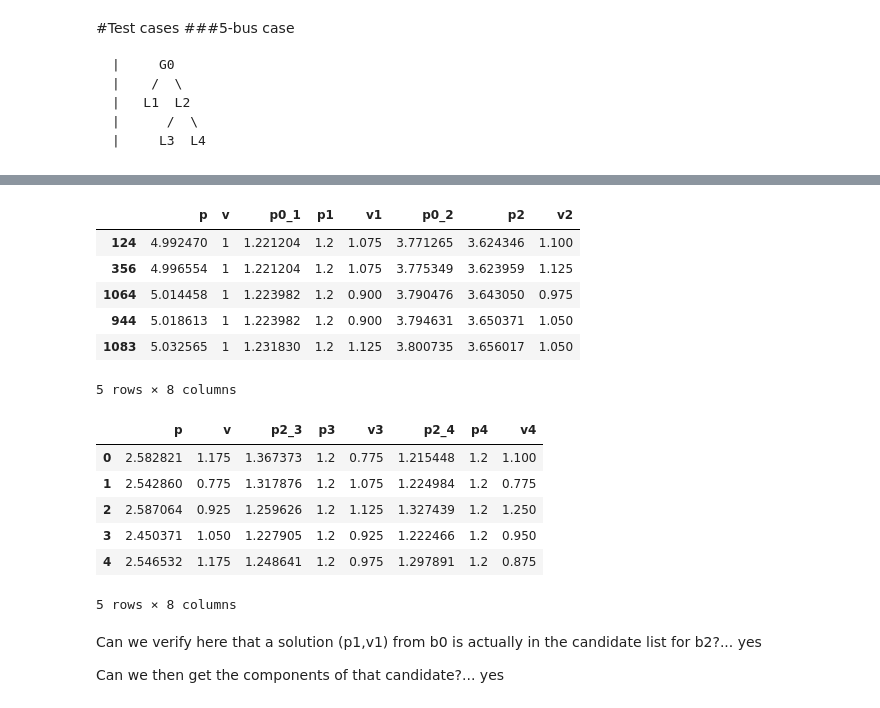
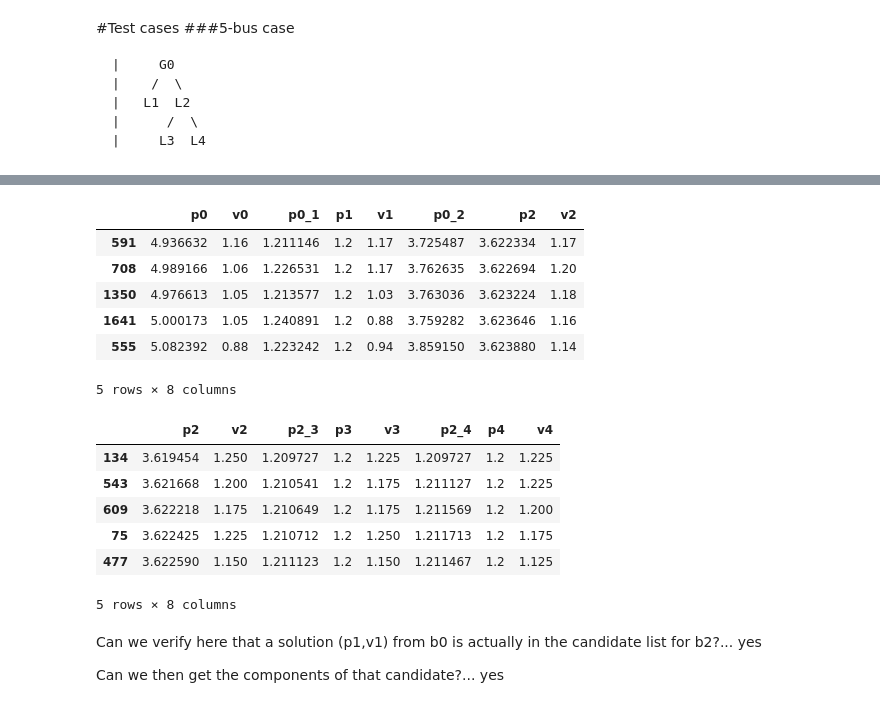
Before and after one commit to Kang-S/tree-power-flow, a Jupyter notebook: actually works.ipynb, the cells around one changed output, grey strips where cells are left out. Drawn from its saved outputs; the diff is of its cells as text; code cells hidden in the pictures.

```diff
--- a/actually works.ipynb
+++ b/actually works.ipynb
@@ -28,0 +41,4 @@ def _round(x, p):
+# %%
+pk, t = pk_t(g=1,b=-10,vk=1,vm=1,pm=-1)
+print(pk)
+check(b=-10,g=1,pk=pk,pm=-1,vk=1,vm=1,t=t)
@@ -29,14 +76,14 @@ def _round(x, p):
 # %%
 class CumProd(object):
     def __init__(self, v, predecessors):
+        self.v = v
         self.predecessors = predecessors
         self.p = sum(x[0] for x in predecessors)
-        self.v = v
     def __hash__(self):
         ''' this is a bottleneck, worth optimizing when it comes to that '''
-        return hash((round(self.p*R2), self.v))
+        return _hash(self.p, R2, self.v)
     def __eq__(self, other):
-        return hash(self) == hash(other)
+        return _eq(self.p, self.v, other.p, other.v, R2)
     def __lt__(self, other):
         return self.v < other.v if self.v != other.v else self.p < other.p
     def __str__(self):
@@ -63,6 +122,7 @@ class Bus(object):
         self.child_names = [c.name for c in self.children]
         self.pranges = [{} for child in self.children]
         self.candidates = set()
+        #self.candidates = {}
         self.n = 0
         if name is not None:
             self.name = name
@@ -74,11 +134,13 @@ class Bus(object):
         ''' compute candidate flows to each child '''
         if len(self.children) == 0:
             self.candidates = {CumProd(vm, []) for vm in VRANGE}
+            #self.candidates = {Key(0,vm): CumProd(vm, []) for vm in VRANGE}
         for vk in VRANGE:
             for i, child in enumerate(self.children):
                 d = child.d
                 g, b = child.g, child.b
                 prange = _shuffle([(pk_t(g,b,vk,c.v,-(c.p+d))[0],c.v,c.p+d) for c in child.candidates])
+                #prange = _shuffle([(pk_t(g,b,vk,c.v,-(c.p+d))[0],c.v,c.p+d) for c in child.candidates.values()])
                 self.pranges[i][vk] = ({_round(pkm, R1): (pkm,vm,pm) for pkm,vm,pm in prange}).values()
     def f2(self):
         ''' filters down candidate flows to one per bucket '''
@@ -96,7 +158,7 @@ class Bus(object):
                 pairs = _shuffle(list(product(cumprods, prange)))
                 cumprods = set()
                 for cumprod, next_bus in pairs:
-                    self.n +=1
+                    self.n += 1
                     new = cumprod.copy()
                     new.p += next_bus[0]
                     new.predecessors.append(next_bus)
@@ -105,8 +167,8 @@ class Bus(object):
     def pretty(self):
         data = [None]*len(self.candidates)
         for i, x in enumerate(self.candidates):
-            data[i] = dict(bucket=_round(x.p, R2), p=x.p, v=x.v)
-            columns = ['p','v']
+            data[i] = {'p%d'%self.name: x.p+self.d, 'v%d'%self.name: x.v}
+            columns = ['p%d'%self.name,'v%d'%self.name]
             for j, child in enumerate(x.predecessors):
                 cname = self.child_names[j]
                 data[i]['p%d_%d'%(self.name,cname)] = child[0]
@@ -114,3 +176,22 @@ class Bus(object):
                 data[i]['p%d'%cname] = child[2]
                 columns += ['p%d_%d'%(self.name,cname), 'p%d'%cname, 'v%d'%cname]
         return DataFrame(data, columns=columns)
+    def get_full_sol(self, sol):
+        ''' sol is one of self.candidates '''
+        #data = {'p%d'%self.name: sol.p+self.d, 'v%d'%self.name: sol.v}
+        q = Queue()
+        q_put, q_get = q.appendleft, q.pop
+        q_put((self,sol))
+        while len(q) > 0:
+            bus, cumprod = q.pop()
+            for j, child in enumerate(cumprod.predecessors):
+                cname = bus.child_names[j]
+                data['p%d_%d'%(bus.name,cname)] = child[0]
+                data['v%d'%cname] = child[1]
+                data['p%d'%cname] = child[2]
+                # need to find the 'child' predecessor among the candidates of the actual child bus
+                # shit
+                # maybe it makes more sense to have CumProd be a dictionary with the rounded bucket things
+                # as keys, and everything else as values
+        #        q_put((bus.children[j],
+        #return Series(data)
@@ -149,0 +269,2 @@ for bb in [b4,b3,b2,b1,b0]:
+# %%
+Series(b0.get_full_sol(b0.candidates.pop()))
@@ -150,24 +295,25 @@ for bb in [b4,b3,b2,b1,b0]:
 # %%
 df = b0.pretty()
 df.to_csv('20140119_new.csv')
-df[df.v==1].sort(columns=['p']).head()#[['p','v','p00','v0','p01','v1']]
+#df[df.v0==1].sort(columns=['p0']).head()#[['p','v','p00','v0','p01','v1']]
+df.sort(columns=['p2']).drop_duplicates(cols='p2').head()
 # %% [output]
-|  | p | v | p0_1 | p1 | v1 | p0_2 | p2 | v2 |
-| 124 | 4.992470 | 1 | 1.221204 | 1.2 | 1.075 | 3.771265 | 3.624346 | 1.100 |
-| 356 | 4.996554 | 1 | 1.221204 | 1.2 | 1.075 | 3.775349 | 3.623959 | 1.125 |
-| 1064 | 5.014458 | 1 | 1.223982 | 1.2 | 0.900 | 3.790476 | 3.643050 | 0.975 |
-| 944 | 5.018613 | 1 | 1.223982 | 1.2 | 0.900 | 3.794631 | 3.650371 | 1.050 |
-| 1083 | 5.032565 | 1 | 1.231830 | 1.2 | 1.125 | 3.800735 | 3.656017 | 1.050 |
+|  | p0 | v0 | p0_1 | p1 | v1 | p0_2 | p2 | v2 |
+| 591 | 4.936632 | 1.16 | 1.211146 | 1.2 | 1.17 | 3.725487 | 3.622334 | 1.17 |
+| 708 | 4.989166 | 1.06 | 1.226531 | 1.2 | 1.17 | 3.762635 | 3.622694 | 1.20 |
+| 1350 | 4.976613 | 1.05 | 1.213577 | 1.2 | 1.03 | 3.763036 | 3.623224 | 1.18 |
+| 1641 | 5.000173 | 1.05 | 1.240891 | 1.2 | 0.88 | 3.759282 | 3.623646 | 1.16 |
+| 555 | 5.082392 | 0.88 | 1.223242 | 1.2 | 0.94 | 3.859150 | 3.623880 | 1.14 |
 5 rows × 8 columns
 # %%
-b2.pretty().head()
+b2.pretty().sort(columns='p2').head()
 # %% [output]
-|  | p | v | p2_3 | p3 | v3 | p2_4 | p4 | v4 |
-| 0 | 2.582821 | 1.175 | 1.367373 | 1.2 | 0.775 | 1.215448 | 1.2 | 1.100 |
-| 1 | 2.542860 | 0.775 | 1.317876 | 1.2 | 1.075 | 1.224984 | 1.2 | 0.775 |
-| 2 | 2.587064 | 0.925 | 1.259626 | 1.2 | 1.125 | 1.327439 | 1.2 | 1.250 |
-| 3 | 2.450371 | 1.050 | 1.227905 | 1.2 | 0.925 | 1.222466 | 1.2 | 0.950 |
-| 4 | 2.546532 | 1.175 | 1.248641 | 1.2 | 0.975 | 1.297891 | 1.2 | 0.875 |
+|  | p2 | v2 | p2_3 | p3 | v3 | p2_4 | p4 | v4 |
+| 134 | 3.619454 | 1.250 | 1.209727 | 1.2 | 1.225 | 1.209727 | 1.2 | 1.225 |
+| 543 | 3.621668 | 1.200 | 1.210541 | 1.2 | 1.175 | 1.211127 | 1.2 | 1.225 |
+| 609 | 3.622218 | 1.175 | 1.210649 | 1.2 | 1.175 | 1.211569 | 1.2 | 1.200 |
+| 75 | 3.622425 | 1.225 | 1.210712 | 1.2 | 1.250 | 1.211713 | 1.2 | 1.175 |
+| 477 | 3.622590 | 1.150 | 1.211123 | 1.2 | 1.150 | 1.211467 | 1.2 | 1.125 |
 5 rows × 8 columns
 # %% [markdown]
 Can we verify here that a solution (p1,v1) from b0 is actually in the candidate list for b2?... yes
```
Also changed, not shown: parts of 18 cells of this notebook, 3 other files.
